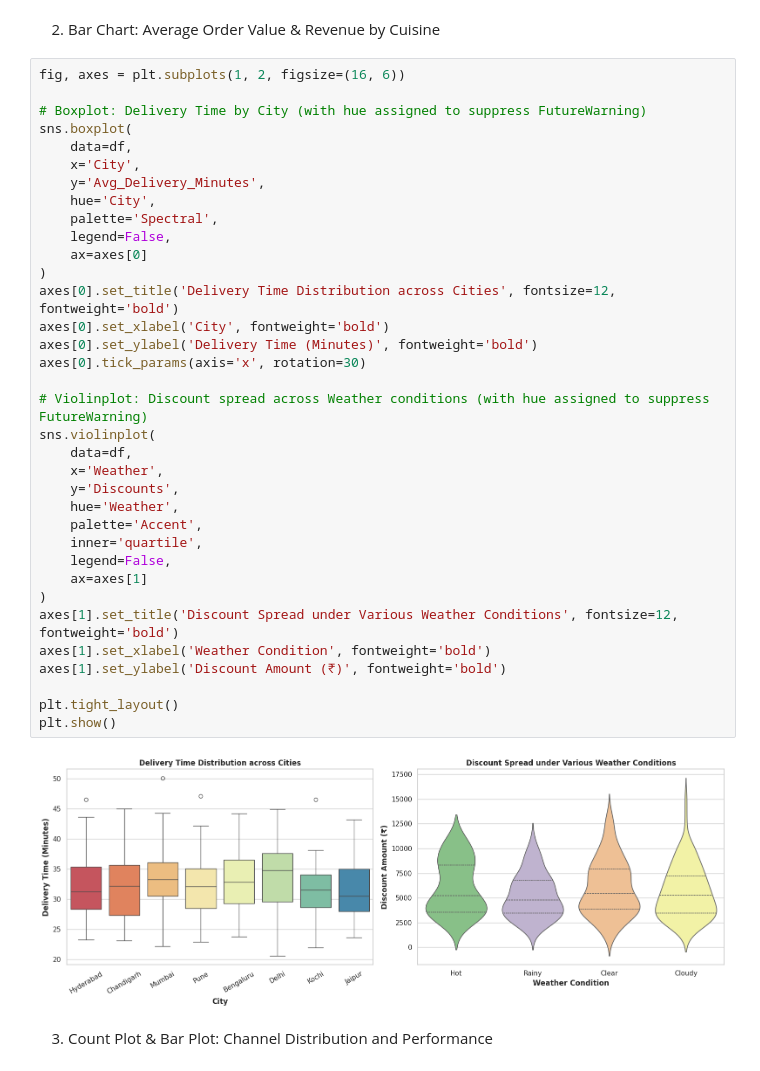
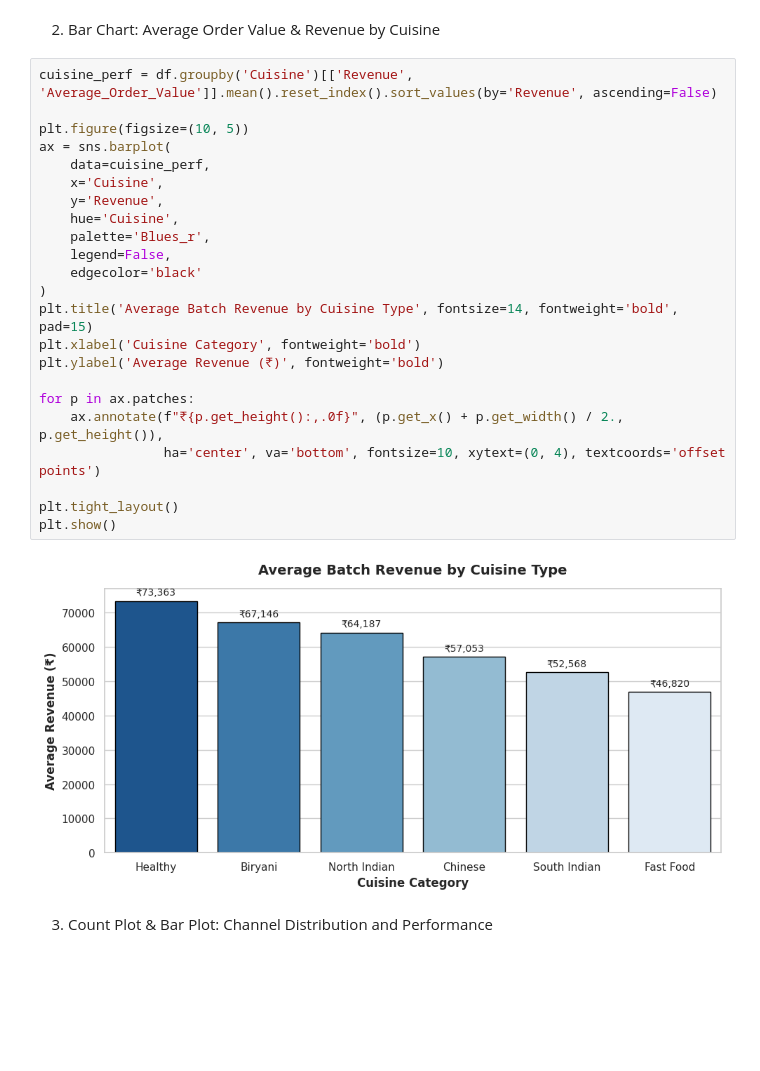
Before and after one commit to Rahulchoudharygi/Assignment-Food-Delivery-Data-Visualization-Portfolio-Day-14, a Jupyter notebook: Assignment_Food_Delivery_Data_Visualization_Portfolio_(Day_14).ipynb, the cells around one changed output. Drawn from its saved outputs; the diff is of its cells as text; blank space fills up the shorter version.

```diff
--- a/Assignment_Food_Delivery_Data_Visualization_Portfolio_(Day_14).ipynb
+++ b/Assignment_Food_Delivery_Data_Visualization_Portfolio_(Day_14).ipynb
@@ -61,43 +61,31 @@ plt.show()
 [figure]
 # %% [markdown]
 2. Bar Chart: Average Order Value & Revenue by Cuisine
-# %%
-fig, axes = plt.subplots(1, 2, figsize=(16, 6))
-
-# Boxplot: Delivery Time by City (with hue assigned to suppress FutureWarning)
-sns.boxplot(
-    data=df,
-    x='City',
-    y='Avg_Delivery_Minutes',
-    hue='City',
-    palette='Spectral',
-    legend=False,
-    ax=axes[0]
-)
-axes[0].set_title('Delivery Time Distribution across Cities', fontsize=12, fontweight='bold')
-axes[0].set_xlabel('City', fontweight='bold')
-axes[0].set_ylabel('Delivery Time (Minutes)', fontweight='bold')
-axes[0].tick_params(axis='x', rotation=30)
-
-# Violinplot: Discount spread across Weather conditions (with hue assigned to suppress FutureWarning)
-sns.violinplot(
-    data=df,
-    x='Weather',
-    y='Discounts',
-    hue='Weather',
-    palette='Accent',
-    inner='quartile',
-    legend=False,
-    ax=axes[1]
-)
-axes[1].set_title('Discount Spread under Various Weather Conditions', fontsize=12, fontweight='bold')
-axes[1].set_xlabel('Weather Condition', fontweight='bold')
-axes[1].set_ylabel('Discount Amount (₹)', fontweight='bold')
-
-plt.tight_layout()
-plt.show()
-# %% [output]
-[figure, removed]
+# %%
+cuisine_perf = df.groupby('Cuisine')[['Revenue', 'Average_Order_Value']].mean().reset_index().sort_values(by='Revenue', ascending=False)
+
+plt.figure(figsize=(10, 5))
+ax = sns.barplot(
+    data=cuisine_perf,
+    x='Cuisine',
+    y='Revenue',
+    hue='Cuisine',
+    palette='Blues_r',
+    legend=False,
+    edgecolor='black'
+)
+plt.title('Average Batch Revenue by Cuisine Type', fontsize=14, fontweight='bold', pad=15)
+plt.xlabel('Cuisine Category', fontweight='bold')
+plt.ylabel('Average Revenue (₹)', fontweight='bold')
+
+for p in ax.patches:
+    ax.annotate(f"₹{p.get_height():,.0f}", (p.get_x() + p.get_width() / 2., p.get_height()),
+                ha='center', va='bottom', fontsize=10, xytext=(0, 4), textcoords='offset points')
+
+plt.tight_layout()
+plt.show()
+# %% [output]
+[figure, added]
 # %% [markdown]
 3. Count Plot & Bar Plot: Channel Distribution and Performance
 # %%
```
Also changed, not shown: parts of 2 cells of this notebook.
